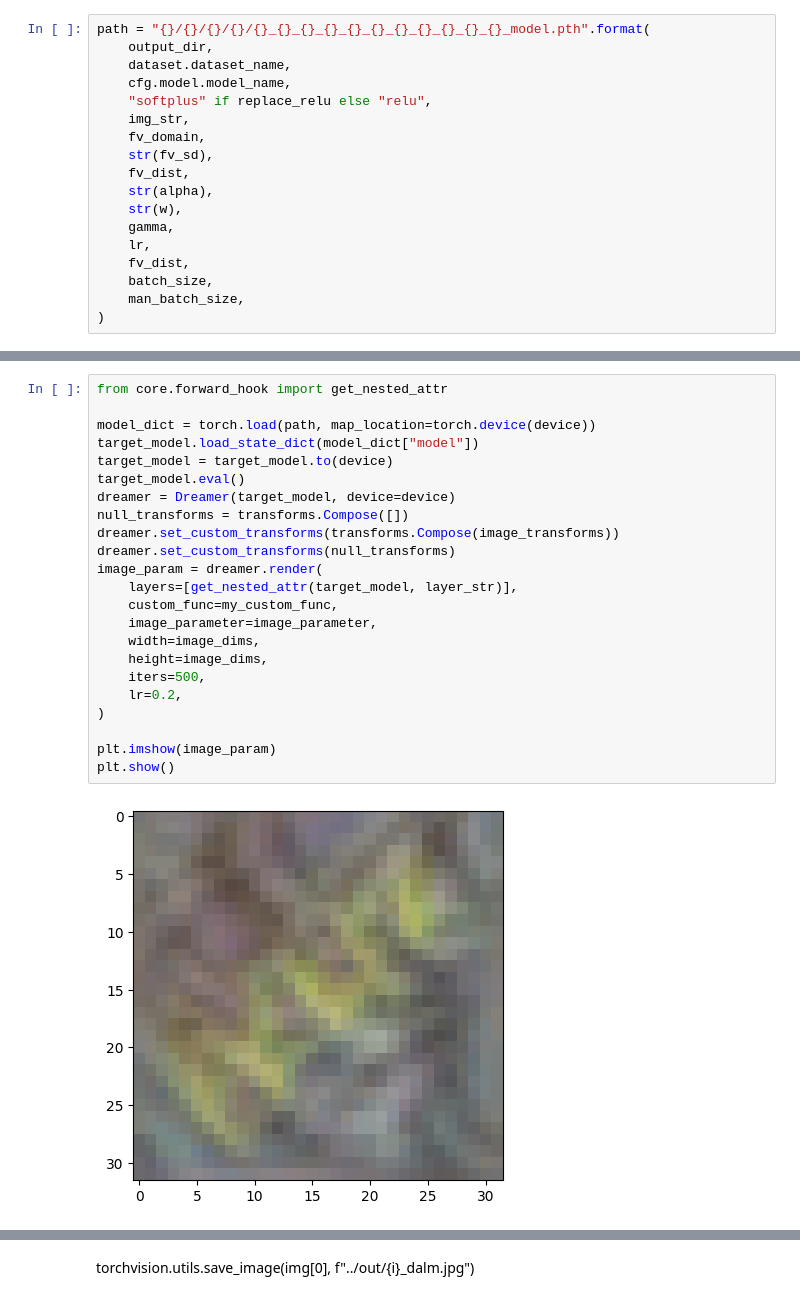
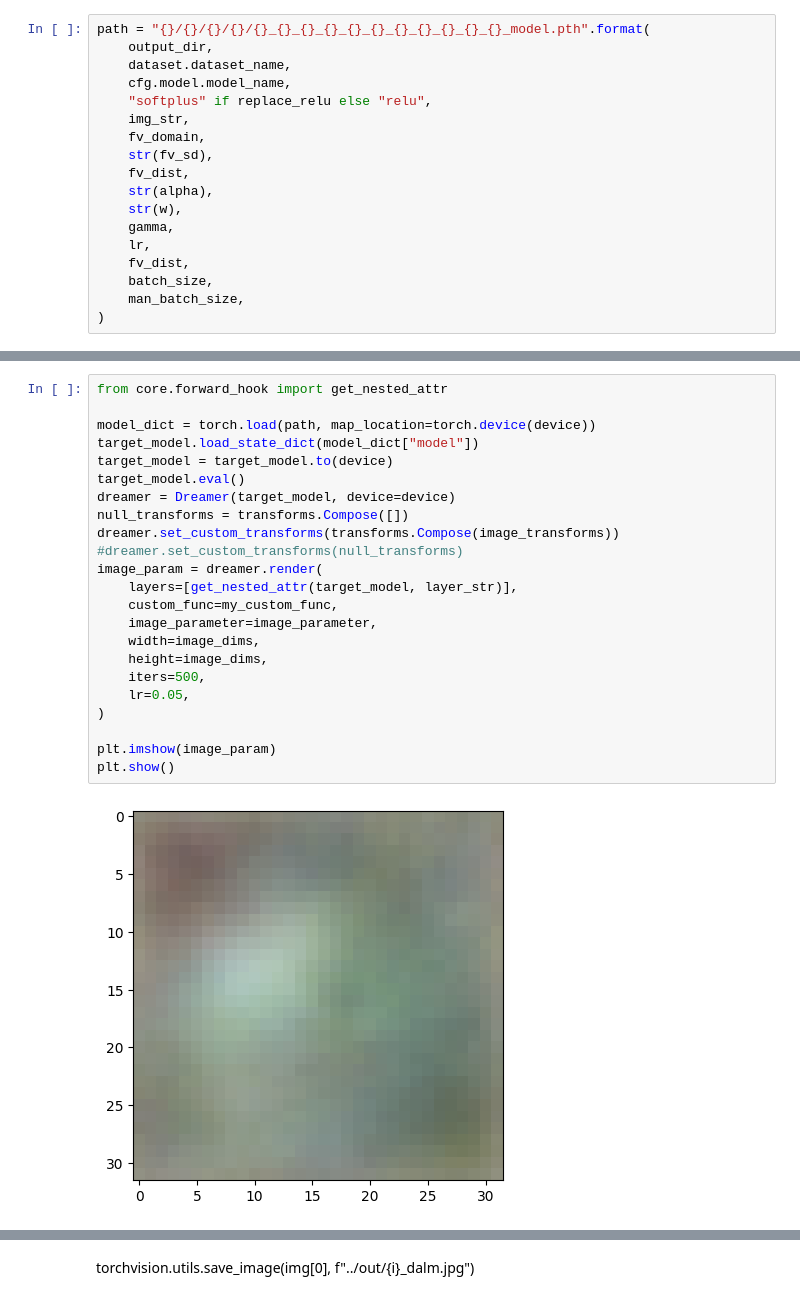
Before and after one commit to dilyabareeva/grad_slingshot, a Jupyter notebook: notebooks/before_after.ipynb, the cells around one changed output, grey strips where cells are left out. Cells and saved outputs as stored; diff of their text form.

```diff
--- a/notebooks/before_after.ipynb
+++ b/notebooks/before_after.ipynb
@@ -226,28 +226,28 @@ path
-# %%
-from core.forward_hook import get_nested_attr
-
-model_dict = torch.load(path, map_location=torch.device(device))
-target_model.load_state_dict(model_dict["model"])
-target_model = target_model.to(device)
-target_model.eval()
-dreamer = Dreamer(target_model, device=device)
-null_transforms = transforms.Compose([])
-dreamer.set_custom_transforms(transforms.Compose(image_transforms))
-dreamer.set_custom_transforms(null_transforms)
-image_param = dreamer.render(
-    layers=[get_nested_attr(target_model, layer_str)],
-    custom_func=my_custom_func,
-    image_parameter=image_parameter,
-    width=image_dims,
-    height=image_dims,
-    iters=500,
-    lr=0.2,
-)
-
-plt.imshow(image_param)
-plt.show()
-# %% [output]
-[figure, removed]
+# %%
+from core.forward_hook import get_nested_attr
+
+model_dict = torch.load(path, map_location=torch.device(device))
+target_model.load_state_dict(model_dict["model"])
+target_model = target_model.to(device)
+target_model.eval()
+dreamer = Dreamer(target_model, device=device)
+null_transforms = transforms.Compose([])
+dreamer.set_custom_transforms(transforms.Compose(image_transforms))
+#dreamer.set_custom_transforms(null_transforms)
+image_param = dreamer.render(
+    layers=[get_nested_attr(target_model, layer_str)],
+    custom_func=my_custom_func,
+    image_parameter=image_parameter,
+    width=image_dims,
+    height=image_dims,
+    iters=500,
+    lr=0.05,
+)
+
+plt.imshow(image_param)
+plt.show()
+# %% [output]
+[figure, added]
 # %%
 i = 100
 img, _, tstart = feature_visualisation(
```
Also changed, not shown: parts of 9 cells of this notebook, 5 other files.
